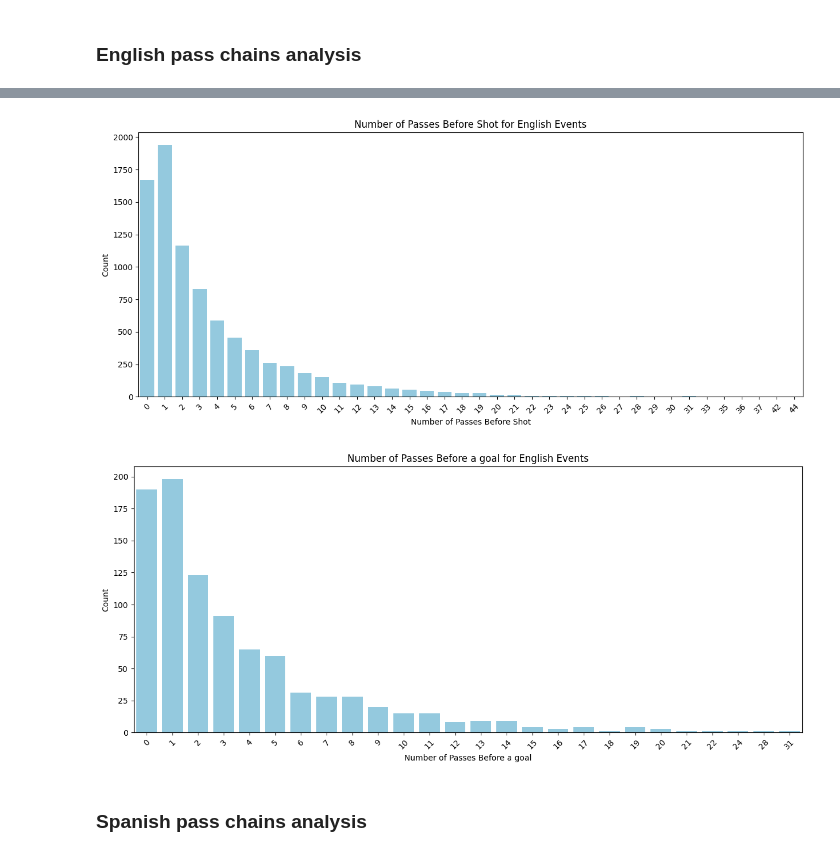
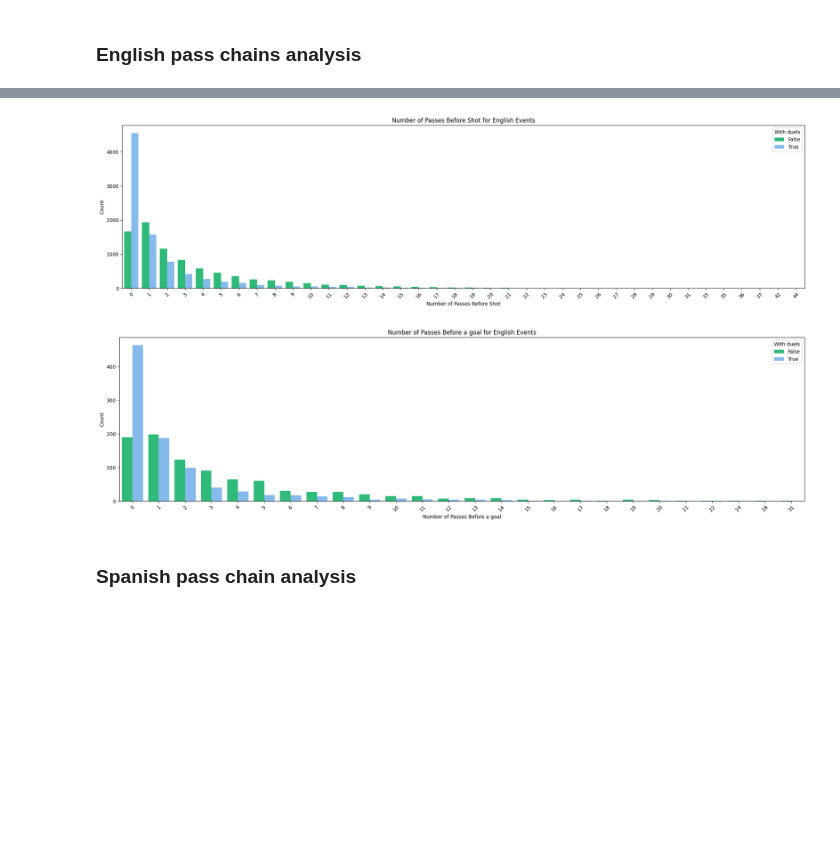
Before and after one commit to PasqualeEsposito/Geospatial_Analytics, a Jupyter notebook: Pass_chains_analysis.ipynb, the cells around one changed output, grey strips where cells are left out. Saved outputs shown, nothing was run; the diff lists cells and outputs as text; code cells hidden in the pictures; blank space fills up the shorter version.

```diff
--- a/Pass_chains_analysis.ipynb
+++ b/Pass_chains_analysis.ipynb
@@ -140,2 +106,6 @@ plot_histogram(english_passes_counts, 'Passes', 'count', 'Number of Passes Befor
+# %%
+passes_before_shot = get_passes_before_shot(english_events)
+english_passes_counts = count_passes_before_shot(passes_before_shot)
+english_passes_counts['duel'] = True
 # %%
 goals = english_events[english_events['tags'].apply(lambda x: 101 in x)]
@@ -176,0 +130,5 @@ english_passes_counts_no_duels = count_passes_before_shot(passes_before_shot_df)
+# %%
+passes_before_shot_no_duel = get_passes_before_shot(english_events)
+english_passes_counts_no_duels = count_passes_before_shot(passes_before_shot_no_duel)
+# %%
+english_passes_counts_no_duels['duel'] = False
@@ -177,4 +148,7 @@ english_passes_counts_no_duels = count_passes_before_shot(passes_before_shot_df)
+# %%
+english_passes_counts = pd.concat([english_passes_counts, english_passes_counts_no_duels])
+english_goals_passes_counts = pd.concat([english_goals_passes_counts, english_goals_passes_counts_no_duels])
 # %%
-plot_histogram(english_passes_counts_no_duels, 'Passes', 'count', 'Number of Passes Before Shot', 'Count', 'Number of Passes Before Shot for English Events')
+plot_histogram_pass_chain(english_passes_counts, 'Passes', 'count', 'Number of Passes Before Shot', 'Count', 'Number of Passes Before Shot for English Events')
 # %% [output]
-[figure, old version]
+[figure, new version]
@@ -197,8 +155,8 @@ english_goals_passes_counts_no_duels = count_passes_before_shot(passes_before_go
 # %%
-plot_histogram(english_goals_passes_counts_no_duels, 'Passes', 'count', 'Number of Passes Before a goal', 'Count', 'Number of Passes Before a goal for English Events')
+plot_histogram_pass_chain(english_goals_passes_counts, 'Passes', 'count', 'Number of Passes Before a goal', 'Count', 'Number of Passes Before a goal for English Events')
 # %% [output]
-[figure, old version]
+[figure, new version]
 # %% [markdown]
-### Spanish pass chains analysis
+### Spanish pass chain analysis
 # %%
 spanish_events = events_df['Spain']
```
Also changed, not shown: parts of 235 cells of this notebook, 1 other file.
